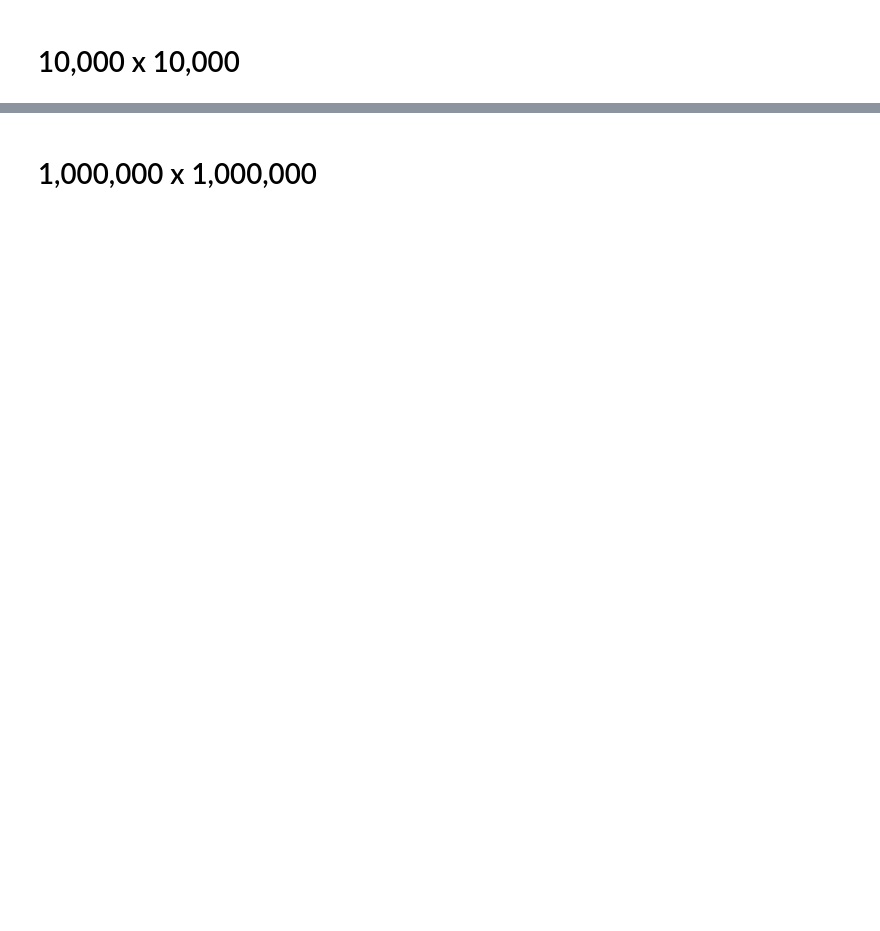
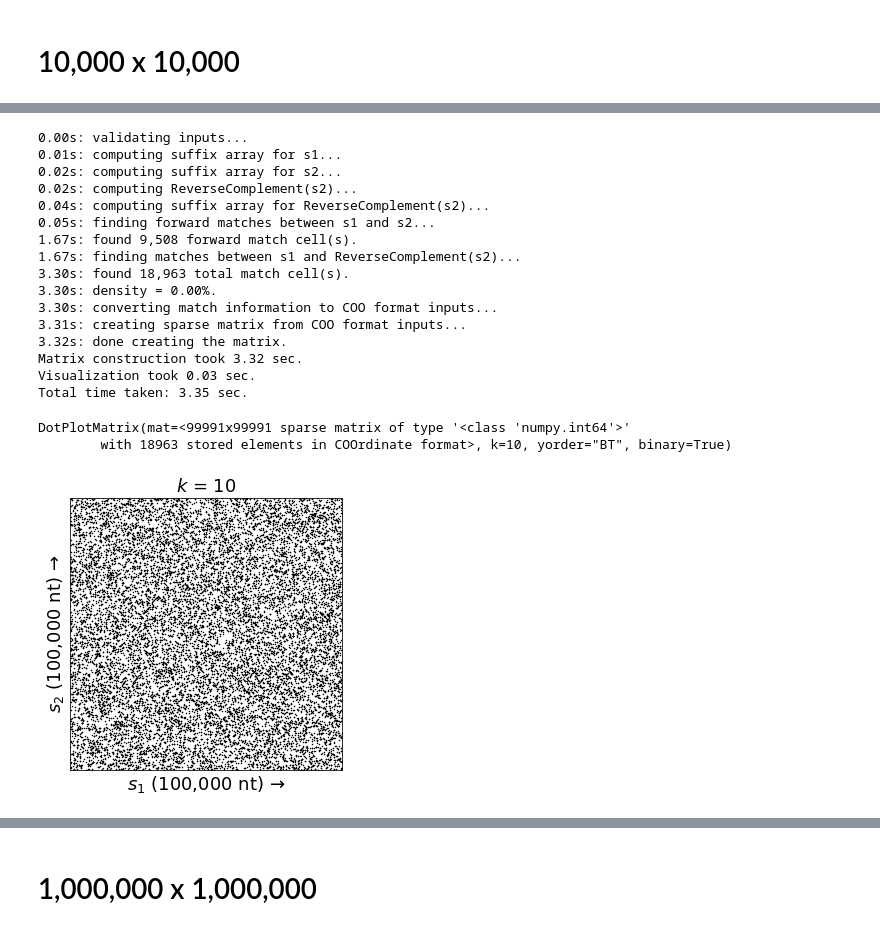
Before and after one commit to fedarko/wotplot, a Jupyter notebook: docs/Benchmarking.ipynb, the cells around one changed output, grey strips where cells are left out. Cells and saved outputs as stored; diff of their text form; code cells hidden in the pictures; blank space fills up the shorter version.

```diff
--- a/docs/Benchmarking.ipynb
+++ b/docs/Benchmarking.ipynb
@@ -189,0 +216,22 @@ DotPlotMatrix(mat=<9981x9981 sparse matrix of type '<class 'numpy.float64'>'
+# %%
+sim(100000, 10)
+# %% [output]
+0.00s: validating inputs...
+0.01s: computing suffix array for s1...
+0.02s: computing suffix array for s2...
+0.02s: computing ReverseComplement(s2)...
+0.04s: computing suffix array for ReverseComplement(s2)...
+0.05s: finding forward matches between s1 and s2...
+1.67s: found 9,508 forward match cell(s).
+1.67s: finding matches between s1 and ReverseComplement(s2)...
+3.30s: found 18,963 total match cell(s).
+3.30s: density = 0.00%.
+3.30s: converting match information to COO format inputs...
+3.31s: creating sparse matrix from COO format inputs...
+3.32s: done creating the matrix.
+Matrix construction took 3.32 sec.
+Visualization took 0.03 sec.
+Total time taken: 3.35 sec.
+DotPlotMatrix(mat=<99991x99991 sparse matrix of type '<class 'numpy.int64'>'
+        with 18963 stored elements in COOrdinate format>, k=10, yorder="BT", binary=True)
+[figure, added]
```
Also changed, not shown: parts of 24 cells of this notebook, 1 other file.
